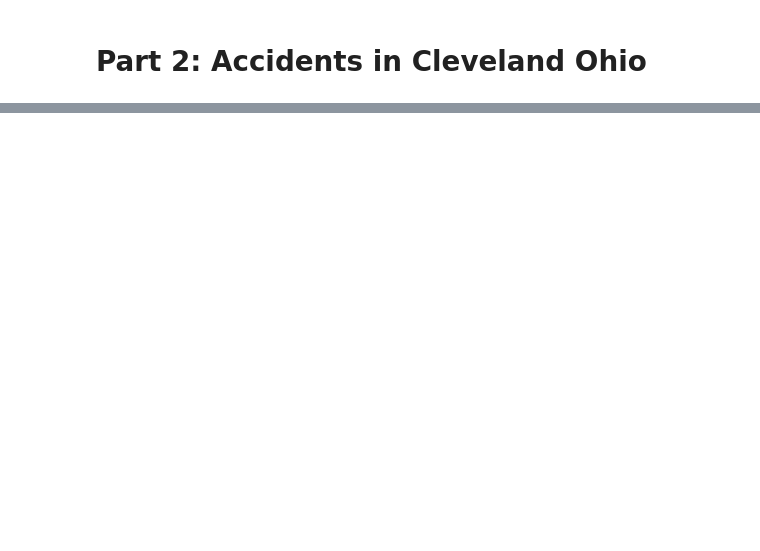
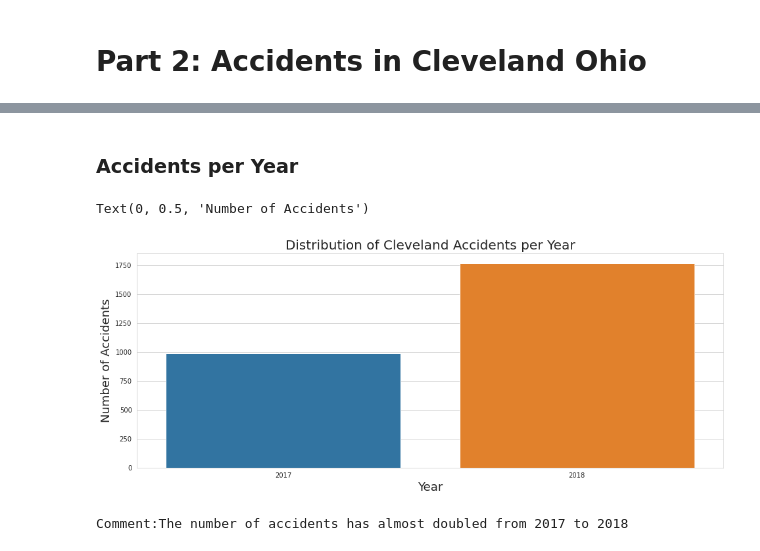
Before and after one commit to sekoukeita/Exploratory-Data-Analysis-and-Visualisation-on-US-Road-Accidents, a Jupyter notebook: Exploratory_Data_Analysis_of_Accidents_in_US_and_in_Cleveland_OHIO.ipynb, the cells around one changed output, grey strips where cells are left out. Saved outputs shown, nothing was run; the diff lists cells and outputs as text; code cells hidden in the pictures; blank space fills up the shorter version.

```diff
--- a/Exploratory_Data_Analysis_of_Accidents_in_US_and_in_Cleveland_OHIO.ipynb
+++ b/Exploratory_Data_Analysis_of_Accidents_in_US_and_in_Cleveland_OHIO.ipynb
@@ -267,0 +274,12 @@ The large majority of accidents has from the category 2 on a scale of 4 in term
+# %%
+# Let's convert the Start and End time columns that are in string format into date format and use them to get only accidents occurred
+# between 1/1/2017 and 12/31/2018 and filter on State and City to get only accidents for the city of Cleveland.
+
+df_accidents['Start_Time'] = pd.to_datetime(df_accidents['Start_Time'])
+df_accidents['End_Time'] = pd.to_datetime(df_accidents['End_Time'])
+
+start = datetime.strptime('1/1/2017','%m/%d/%Y')
+end = datetime.strptime('1/1/2019','%m/%d/%Y')
+
+df_accidents_cleveland = df_accidents[(df_accidents['State']=='OH') & (df_accidents['City']=='Cleveland') & \
+                                      (df_accidents['Start_Time']>=start) & (df_accidents['End_Time']<end)]
@@ -267,0 +295,7 @@ The large majority of accidents has from the category 2 on a scale of 4 in term
+# %%
+# Let's add some new columns that will help us in hours, week days, months, and years analysis.
+
+df_accidents_cleveland['Hour'] = df_accidents_cleveland['Start_Time'].apply(lambda t: t.hour)
+df_accidents_cleveland['Weekday'] = df_accidents_cleveland['Start_Time'].apply(lambda t: t.dayofweek)
+df_accidents_cleveland['Month'] = df_accidents_cleveland['Start_Time'].apply(lambda t: t.month)
+df_accidents_cleveland['Year'] = df_accidents_cleveland['Start_Time'].apply(lambda t: t.year)
@@ -267,0 +311,16 @@ The large majority of accidents has from the category 2 on a scale of 4 in term
+# %% [markdown]
+### Accidents per Year
+# %%
+plt.figure(figsize=(16,6))
+
+sns.countplot(data=df_accidents_cleveland,x='Year')
+plt.title('Distribution of Cleveland Accidents per Year', size= 20)
+plt.xlabel('Year', size=18)
+plt.ylabel('Number of Accidents', size=18)
+# %% [output]
+Text(0, 0.5, 'Number of Accidents')
+[figure, added]
+# %%
+print('Comment:The number of accidents has almost doubled from 2017 to 2018')
+# %% [output]
+Comment:The number of accidents has almost doubled from 2017 to 2018
```
Also changed, not shown: parts of 30 cells of this notebook.
